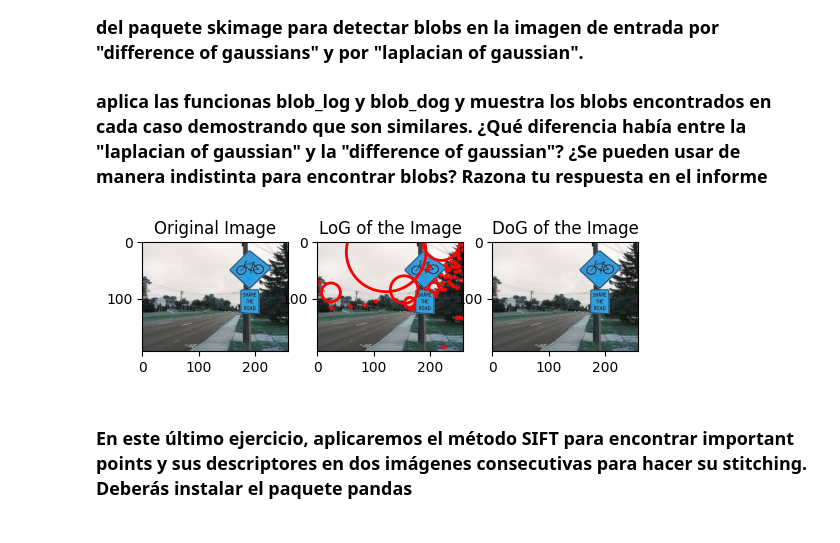
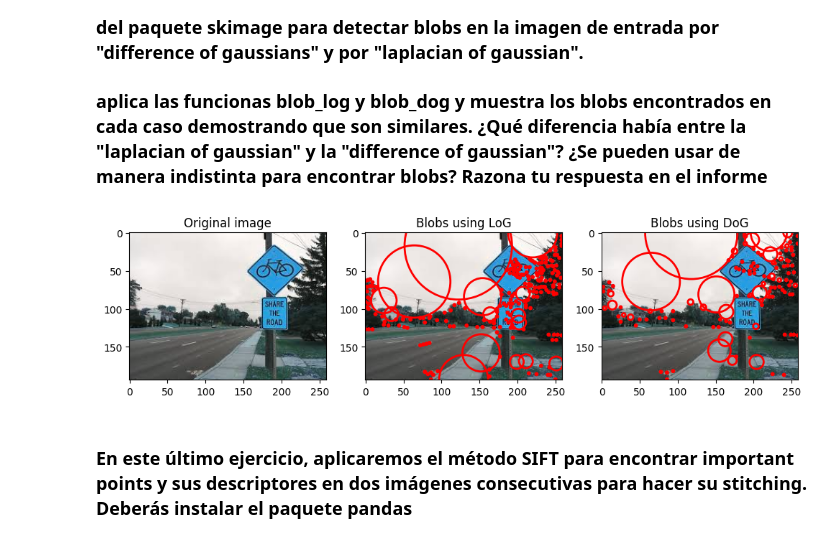
Before and after one commit to Javirios03/Vision_Ordenador, a Jupyter notebook: 3 - Procesado de Imagen (II)/practica3-to do.ipynb, the cells around one changed output. Drawn from its saved outputs; the diff is of its cells as text; code cells hidden in the pictures.

```diff
--- a/3 - Procesado de Imagen (II)/practica3-to do.ipynb
+++ b/3 - Procesado de Imagen (II)/practica3-to do.ipynb
@@ -83,10 +83,9 @@ Finding Corners...
 ### A continuación se normaliza el valor de R. Muestra los vértices calculados sobre la imagen de entrada
 # %%
 
-from copy import deepcopy
 # We create another variable to avoid modifying the original image
 threshold = 0.29  # 0.3 didnt detect all corners, 0.29 is the best value (0.28 gave almost all the image as corners)
-our_Harris = deepcopy(img)
+our_Harris = np.copy(img)
 
 # Normalise matrix R
 cv2.normalize(matrix_R, matrix_R, 0, 1, cv2.NORM_MINMAX)
@@ -174,54 +201,46 @@ max_line_gap = 5
 # %%
 from math import sqrt
 from skimage import data
 from skimage.feature import blob_dog, blob_log, blob_doh
 from skimage.color import rgb2gray
 
 import matplotlib.pyplot as plt
 
 image=cv2.imread('images/hough-ex.jpg')
-# image = data.hubble_deep_field()[0:500, 0:500]
+#image = data.hubble_deep_field()[0:500, 0:500]
 image_gray = rgb2gray(image)
 
-blobs_log = blob_log(image_gray)
+blobs_log = blob_log(image_gray, threshold=0.1)
 
 # Compute radii in the 3rd column.
 blobs_log[:, 2] = blobs_log[:, 2] * sqrt(2)
 
-blobs_dog = blob_dog(image_gray)
+blobs_dog = blob_dog(image_gray, threshold=0.1)
 blobs_dog[:, 2] = blobs_dog[:, 2] * sqrt(2)
 
-blobs_list = [blobs_log, blobs_dog]
 
 # Implementa aquí tu código para visualizar los blobs calculados usando LoG y DoG
-# Pintaremos ambos en la misma imagen, para lo que usaremos subplots
+fig, ax = plt.subplots(1, 3, figsize=(12, 6))
+ax[0].imshow(image, cmap='gray')
+ax[0].set_title('Original image')
 
-# Original image
-plt.subplot(1, 3, 1)
-plt.imshow(image)
-plt.title('Original Image')
-
-# LoG is shown under the original image
-plt.subplot(1, 3, 2)
-plt.imshow(image)
-plt.title('LoG of the Image')
 for blob in blobs_log:
     y, x, r = blob
     c = plt.Circle((x, y), r, color='red', linewidth=2, fill=False)
-    plt.gca().add_patch(c)  # Add the circle to the plot
+    ax[1].add_patch(c)
+ax[1].imshow(image, cmap='gray')
+ax[1].set_title('Blobs using LoG')
 
-# DoG is shown on the side of LoG
-plt.subplot(1, 3, 3)
-plt.imshow(image)
-plt.title('DoG of the Image')
 for blob in blobs_dog:
     y, x, r = blob
     c = plt.Circle((x, y), r, color='red', linewidth=2, fill=False)
-    plt.gca().add_patch(c)
+    ax[2].add_patch(c)
+ax[2].imshow(image, cmap='gray')
+ax[2].set_title('Blobs using DoG')
 
 plt.show()
 # %% [output]
-[figure, old version]
+[figure, new version]
 # %% [markdown]
 ### En este último ejercicio, aplicaremos el método SIFT para encontrar important points y sus descriptores en dos imágenes consecutivas para hacer su stitching. Deberás instalar el paquete pandas
 # %%
```
Also changed, not shown: parts of 8 cells of this notebook.
